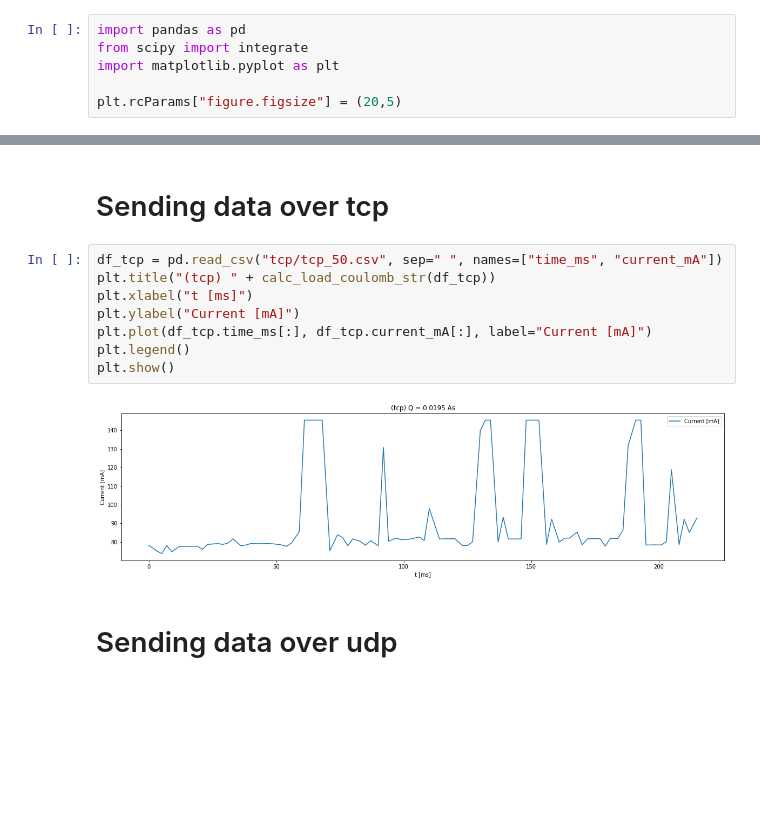
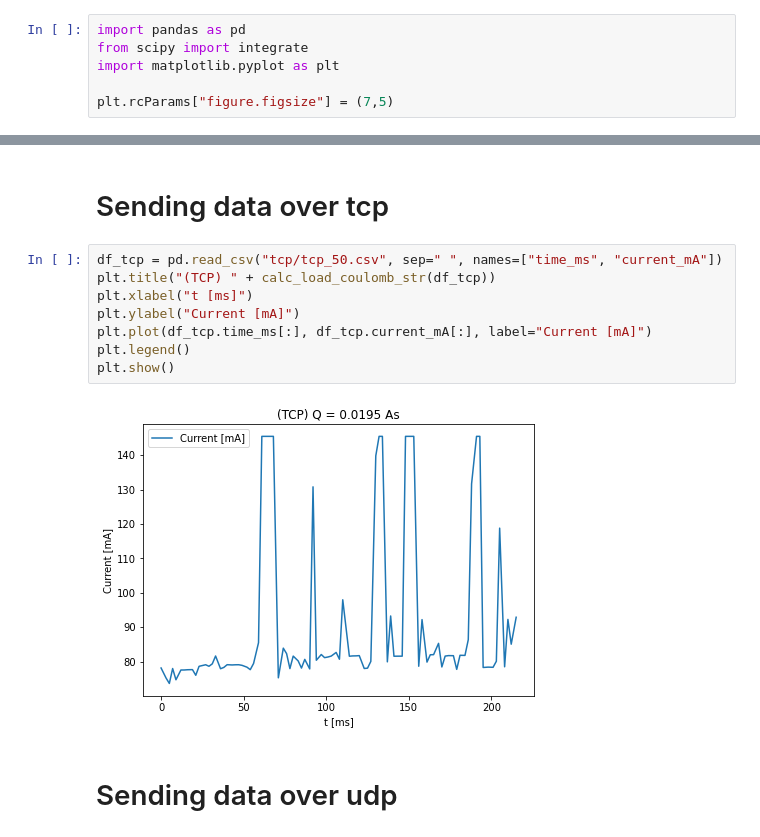
Before and after one commit to widmannthomas/dibse_integratives_gesamt_projekt, a Jupyter notebook: current_sensor/udp_tcp/udp_tcp_analysis.ipynb, the cells around one changed output, grey strips where cells are left out. Cells and saved outputs as stored; diff of their text form; blank space fills up the shorter version.

```diff
--- a/current_sensor/udp_tcp/udp_tcp_analysis.ipynb
+++ b/current_sensor/udp_tcp/udp_tcp_analysis.ipynb
@@ -3,7 +3,7 @@ import pandas as pd
 from scipy import integrate
 import matplotlib.pyplot as plt
 
-plt.rcParams["figure.figsize"] = (20,5)
+plt.rcParams["figure.figsize"] = (7,5)
 # %% [markdown]
 # read elapsed_time_ms and current_mA
 # %%
@@ -44,14 +64,14 @@ def calc_load_coulomb_str(df):
 # Sending data over tcp
 # %%
 df_tcp = pd.read_csv("tcp/tcp_50.csv", sep=" ", names=["time_ms", "current_mA"])
-plt.title("(tcp) " + calc_load_coulomb_str(df_tcp))
+plt.title("(TCP) " + calc_load_coulomb_str(df_tcp))
 plt.xlabel("t [ms]")
 plt.ylabel("Current [mA]")
 plt.plot(df_tcp.time_ms[:], df_tcp.current_mA[:], label="Current [mA]")
 plt.legend()
 plt.show()
 # %% [output]
-[figure, old version]
+[figure, new version]
 # %% [markdown]
 # Sending data over udp
 # %%
```
Also changed, not shown: parts of 15 cells of this notebook, 37 other files.
